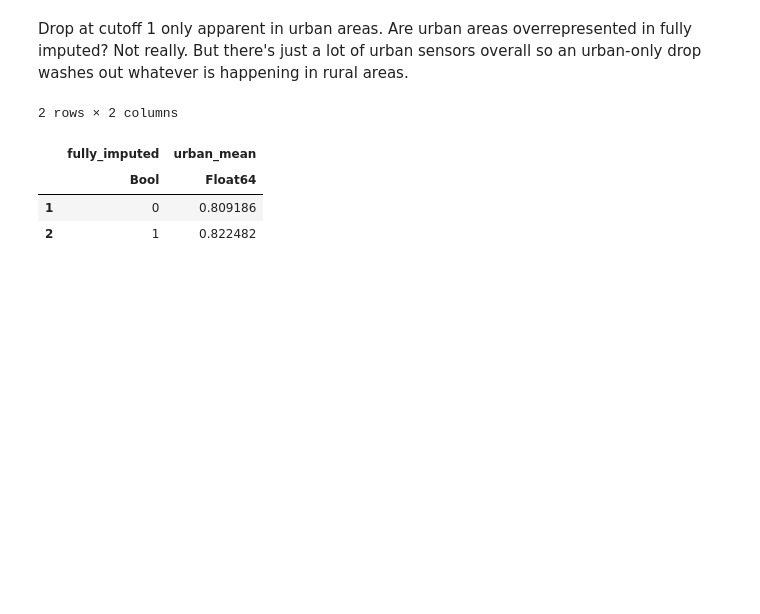
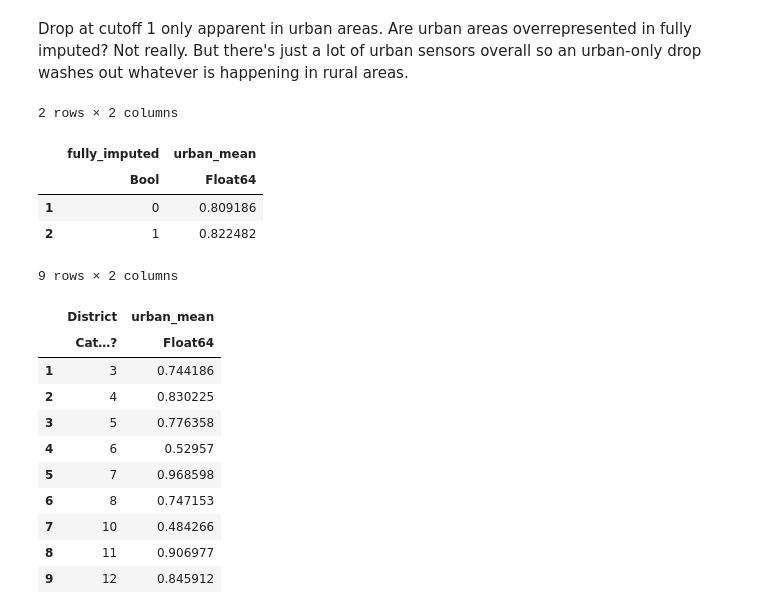
Before and after one commit to mattwigway/peak-spreading, a Jupyter notebook: notebooks/Entirely missing stations.ipynb, the cells around one changed output. Drawn from its saved outputs; the diff is of its cells as text; code cells hidden in the pictures; blank space fills up the shorter version.

```diff
--- a/notebooks/Entirely missing stations.ipynb
+++ b/notebooks/Entirely missing stations.ipynb
@@ -267,3 +279,18 @@ Drop at cutoff 1 only apparent in urban areas. Are urban areas overrepresented i
 |  | Bool | Float64 |
 | 1 | 0 | 0.809186 |
 | 2 | 1 | 0.822482 |
+# %%
+@pipe groupby(station_stats, :District) |> combine(_, :urban => mean)
+# %% [output]
+9 rows × 2 columns
+|  | District | urban_mean |
+|  | Cat…? | Float64 |
+| 1 | 3 | 0.744186 |
+| 2 | 4 | 0.830225 |
+| 3 | 5 | 0.776358 |
+| 4 | 6 | 0.52957 |
+| 5 | 7 | 0.968598 |
+| 6 | 8 | 0.747153 |
+| 7 | 10 | 0.484266 |
+| 8 | 11 | 0.906977 |
+| 9 | 12 | 0.845912 |
```
Also changed, not shown: parts of 7 cells of this notebook, 2 other files.
